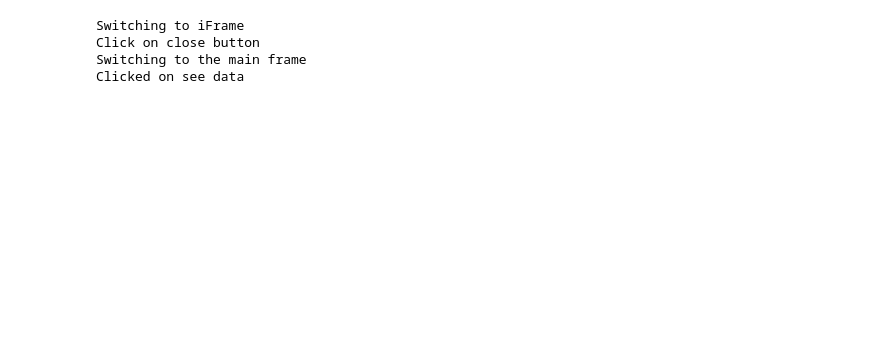
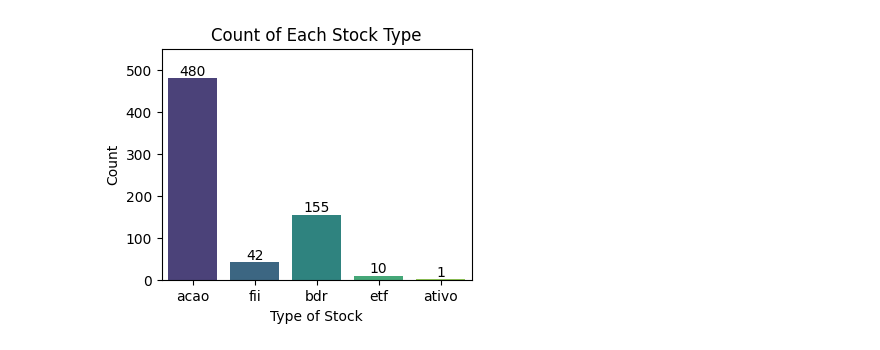
Before and after one commit to eng-robsonsampaio/scrape_stock_market, a Jupyter notebook: scrape_selenium.ipynb, the cells around one changed output. Cells and saved outputs as stored; diff of their text form; code cells hidden in the pictures; blank space fills up the shorter version.

```diff
--- a/scrape_selenium.ipynb
+++ b/scrape_selenium.ipynb
@@ -61,3 +13,0 @@ def ler_tabelas(url, find_button=False):
-# %%
-url = "https://www.infomoney.com.br/cotacoes/empresas-b3/"
-tabelas = ler_tabelas(url)
@@ -63,0 +77,3 @@ tabelas = ler_tabelas(url)
+# %%
+df_stocks = pd.DataFrame(scrape_stock_list())
+df_stocks.head()
@@ -64,3 +87,20 @@ tabelas = ler_tabelas(url)
+# %%
+import matplotlib.pyplot as plt
+import seaborn as sns
+
+# Criar um gráfico de barras usando seaborn
+fig = plt.figure(figsize=(4, 3))
+ax = sns.countplot(x='type', data=df_stocks, palette='viridis')
+plt.xlabel('Type of Stock')
+plt.ylabel('Count')
+plt.title('Count of Each Stock Type')
+plt.ylim(top=550)
+# Adicionar a quantidade acima de cada barra
+for p in ax.patches:
+    ax.annotate(f'{int(p.get_height())}', (p.get_x() + p.get_width() / 2., p.get_height()),
+                ha='center', va='center', xytext=(0, 5), textcoords='offset points')
+# %% [output]
+[figure, added]
 # %%
 def click_on_element(driver, method, path, wait_time=30):
     try:
@@ -137,8 +209,0 @@ def get_hist_values(url):
-# %%
-url_historico = "https://www.infomoney.com.br/cotacoes/b3/acao/magazine-luiza-mglu3/historico/"
-tabelas_historico = get_hist_values(url_historico)
-# %% [output]
-Switching to iFrame
-Click on close button
-Switching to the main frame
-Clicked on see data
```
Also changed, not shown: parts of 13 cells of this notebook.
